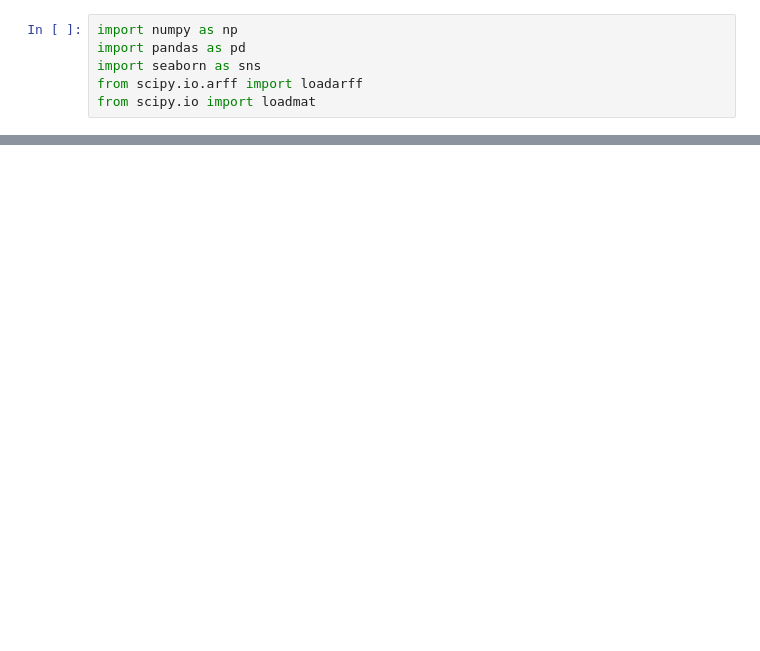
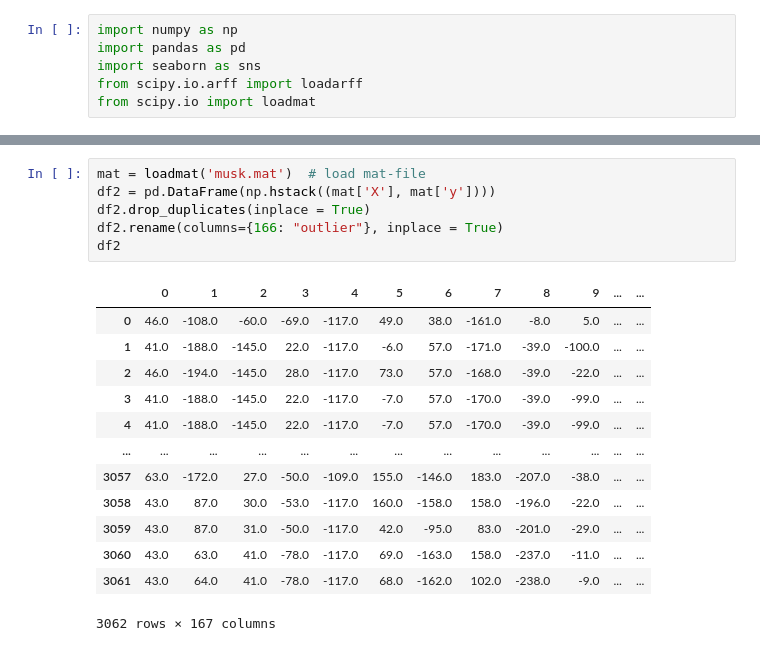
Before and after one commit to mishadobrits/anomaly_detector, a Jupyter notebook: EDA.ipynb, the cells around one changed output, grey strips where cells are left out. Cells and saved outputs as stored; diff of their text form; blank space fills up the shorter version.

```diff
--- a/EDA.ipynb
+++ b/EDA.ipynb
@@ -87,0 +45,20 @@ TypeError: 'NoneType' object is not iterable
+# %%
+mat = loadmat('musk.mat')  # load mat-file
+df2 = pd.DataFrame(np.hstack((mat['X'], mat['y'])))
+df2.drop_duplicates(inplace = True)
+df2.rename(columns={166: "outlier"}, inplace = True)
+df2
+# %% [output]
+|  | 0 | 1 | 2 | 3 | 4 | 5 | 6 | 7 | 8 | 9 | ... | ... |
+| 0 | 46.0 | -108.0 | -60.0 | -69.0 | -117.0 | 49.0 | 38.0 | -161.0 | -8.0 | 5.0 | ... | ... |
+| 1 | 41.0 | -188.0 | -145.0 | 22.0 | -117.0 | -6.0 | 57.0 | -171.0 | -39.0 | -100.0 | ... | ... |
+| 2 | 46.0 | -194.0 | -145.0 | 28.0 | -117.0 | 73.0 | 57.0 | -168.0 | -39.0 | -22.0 | ... | ... |
+| 3 | 41.0 | -188.0 | -145.0 | 22.0 | -117.0 | -7.0 | 57.0 | -170.0 | -39.0 | -99.0 | ... | ... |
+| 4 | 41.0 | -188.0 | -145.0 | 22.0 | -117.0 | -7.0 | 57.0 | -170.0 | -39.0 | -99.0 | ... | ... |
+| ... | ... | ... | ... | ... | ... | ... | ... | ... | ... | ... | ... | ... |
+| 3057 | 63.0 | -172.0 | 27.0 | -50.0 | -109.0 | 155.0 | -146.0 | 183.0 | -207.0 | -38.0 | ... | ... |
+| 3058 | 43.0 | 87.0 | 30.0 | -53.0 | -117.0 | 160.0 | -158.0 | 158.0 | -196.0 | -22.0 | ... | ... |
+| 3059 | 43.0 | 87.0 | 31.0 | -50.0 | -117.0 | 42.0 | -95.0 | 83.0 | -201.0 | -29.0 | ... | ... |
+| 3060 | 43.0 | 63.0 | 41.0 | -78.0 | -117.0 | 69.0 | -163.0 | 158.0 | -237.0 | -11.0 | ... | ... |
+| 3061 | 43.0 | 64.0 | 41.0 | -78.0 | -117.0 | 68.0 | -162.0 | 102.0 | -238.0 | -9.0 | ... | ... |
+3062 rows × 167 columns
```
Also changed, not shown: parts of 15 cells of this notebook, 1 other file.
